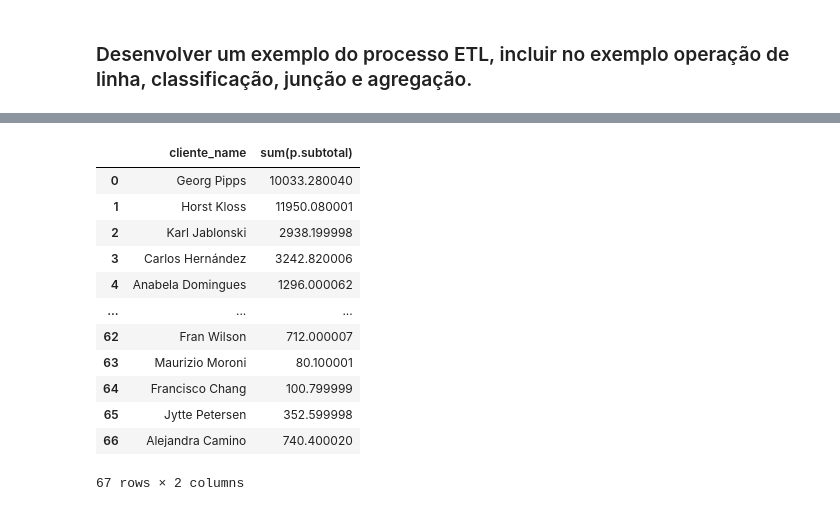
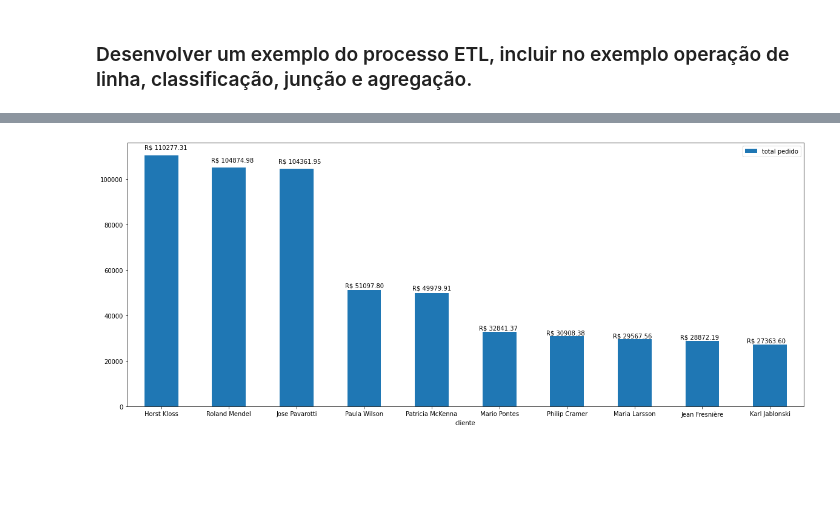
Before and after one commit to wfsilva-uea/luigi, a Jupyter notebook: luigi.ipynb, the cells around one changed output, grey strips where cells are left out. Saved outputs shown, nothing was run; the diff lists cells and outputs as text; code cells hidden in the pictures; blank space fills up the shorter version.

```diff
--- a/luigi.ipynb
+++ b/luigi.ipynb
@@ -54,3 +32,3 @@ conn = sqlite3.connect('northwind.sqlite')
 # %%
 # dw connection
-conn_dw = sqlite3.connect('dw.sqlite')
+DW_CONNECTION = sqlite3.connect('dw.sqlite')
@@ -213,25 +127,17 @@ True
 # %%
 sql = """
   select
-    p.contact_name as cliente_name,
-    sum(p.subtotal)
+    p.contact_name as cliente,
+    sum(p.total) as 'total pedido'
   from pedidos p
   group by p.contact_name
-  order by subtotal desc
+  order by total desc
 """
 df = pd.read_sql_query(sql, conn_dw)
-df
+df = df.sort_values(by='total pedido', ascending=False)
+
+ax = df.head(10).plot.bar(x='cliente', y='total pedido', rot=0, figsize=(20, 8))
+for p in ax.patches:
+    ax.annotate('R$ %.2f' % p.get_height(), (p.get_x() * .99, p.get_height() * 1.025))
 # %% [output]
-|  | cliente_name | sum(p.subtotal) |
-| 0 | Georg Pipps | 10033.280040 |
-| 1 | Horst Kloss | 11950.080001 |
-| 2 | Karl Jablonski | 2938.199998 |
-| 3 | Carlos Hernández | 3242.820006 |
-| 4 | Anabela Domingues | 1296.000062 |
-| ... | ... | ... |
-| 62 | Fran Wilson | 712.000007 |
-| 63 | Maurizio Moroni | 80.100001 |
-| 64 | Francisco Chang | 100.799999 |
-| 65 | Jytte Petersen | 352.599998 |
-| 66 | Alejandra Camino | 740.400020 |
-67 rows × 2 columns
+[figure, added]
```
Also changed, not shown: parts of 9 cells of this notebook.
